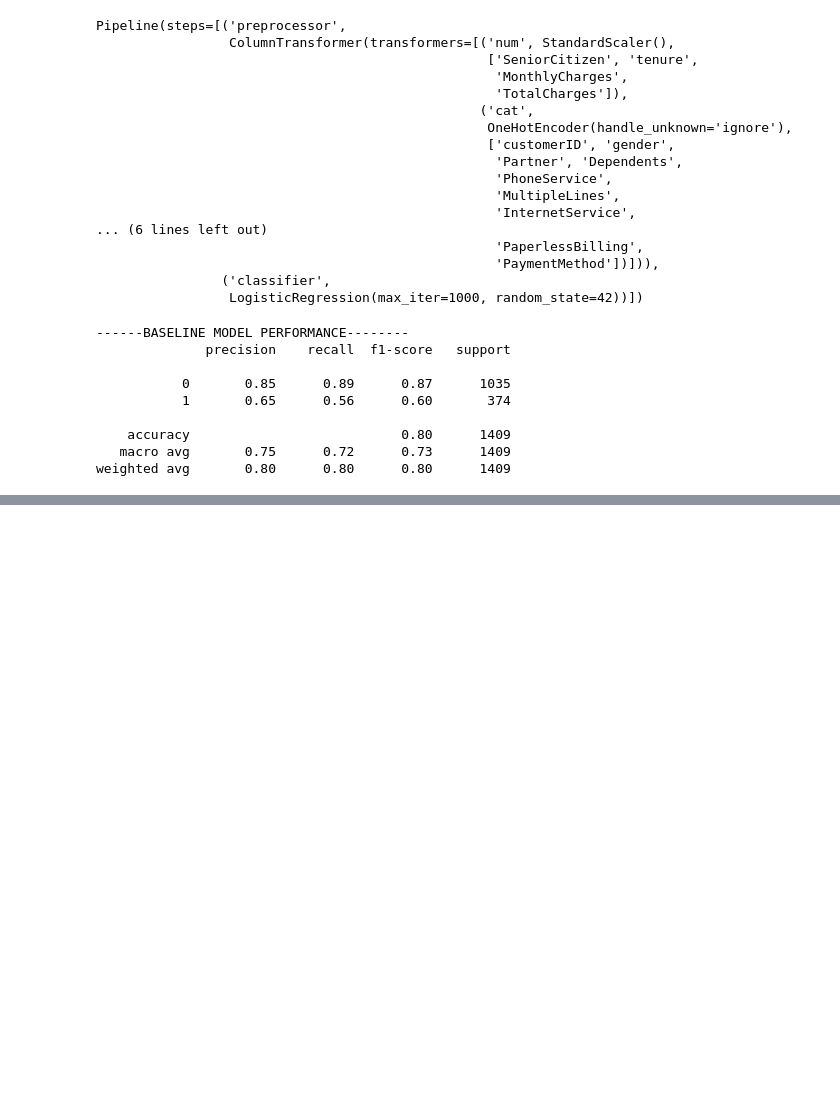
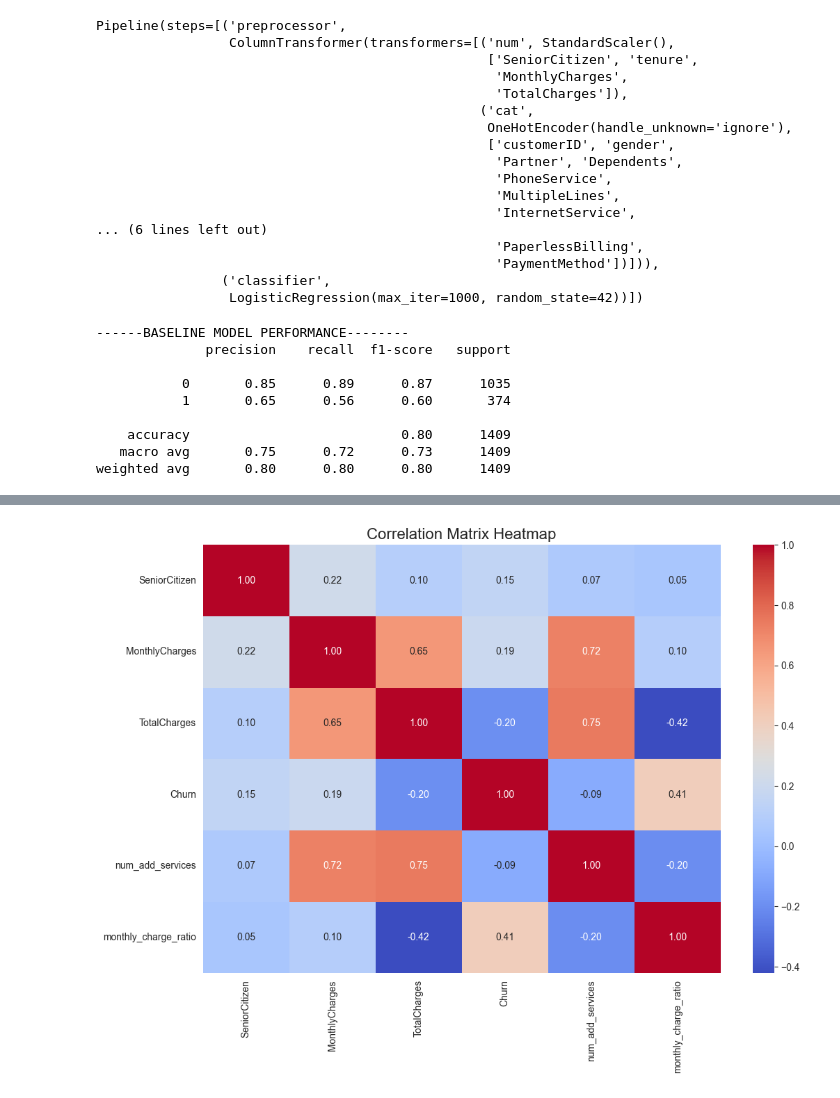
Before and after one commit to AaryanBairagi/GeekForGeeks-21Days-21Projects-Challenge, a Jupyter notebook: Day 7/Day 7.ipynb, the cells around one changed output, grey strips where cells are left out. Cells and saved outputs as stored; diff of their text form; code cells hidden in the pictures; blank space fills up the shorter version.

```diff
--- a/Day 7/Day 7.ipynb
+++ b/Day 7/Day 7.ipynb
@@ -208,0 +282,32 @@ weighted avg       0.80      0.80      0.80      1409
+# %%
+# Drop original tenure as we have a binned version now
+df_eng.drop('tenure', axis=1, inplace=True)
+
+# Define features (X) and target (y) for the engineered dataset
+X_eng = df_eng.drop('Churn', axis=1)
+y_eng = df_eng['Churn']
+
+# Identify new feature types
+numerical_features_eng = X_eng.select_dtypes(include=np.number).columns.tolist()
+# Note: 'tenure_group' is now a categorical feature
+categorical_features_eng = X_eng.select_dtypes(include=['object', 'category']).columns.tolist()
+
+# Create the new preprocessing pipeline
+preprocessor_eng = ColumnTransformer(
+    transformers=[
+        ('num', StandardScaler(), numerical_features_eng),
+        ('cat', OneHotEncoder(handle_unknown='ignore'), categorical_features_eng)])
+
+# Split data
+X_train_eng, X_test_eng, y_train_eng, y_test_eng = train_test_split(X_eng, y_eng, test_size=0.2, random_state=42, stratify=y_eng)
+
+# Create the full pipeline with the same classifier for a fair comparison
+enhanced_model = Pipeline(steps=[('preprocessor', preprocessor_eng),
+                                 ('classifier', LogisticRegression(random_state=42, max_iter=1000))])
+
+# Train and evaluate the enhanced model
+enhanced_model.fit(X_train_eng, y_train_eng)
+y_pred_eng = enhanced_model.predict(X_test_eng)
+
+print("--- Enhanced Model Performance (with Feature Engineering) ---")
+print(classification_report(y_test_eng, y_pred_eng))
@@ -208,0 +354,12 @@ weighted avg       0.80      0.80      0.80      1409
+# %%
+plt.figure(figsize=(12, 8))
+
+# Compute correlation matrix only for numerical features
+corr = df_eng.corr(numeric_only=True)
+
+sns.heatmap(corr, annot=True, fmt=".2f", cmap="coolwarm", cbar=True)
+
+plt.title("Correlation Matrix Heatmap", fontsize=16)
+plt.show()
+# %% [output]
+[figure, added]
```
Also changed, not shown: parts of 14 cells of this notebook.
